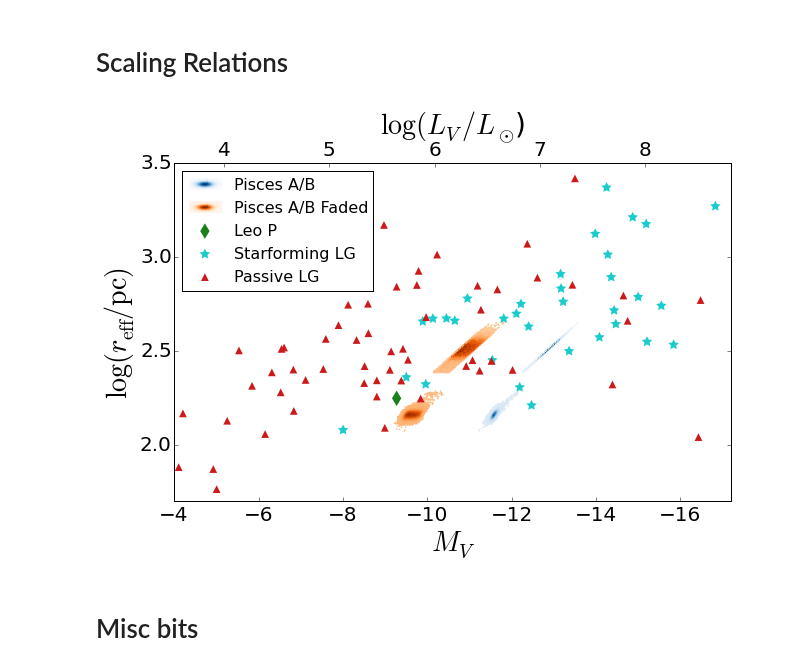
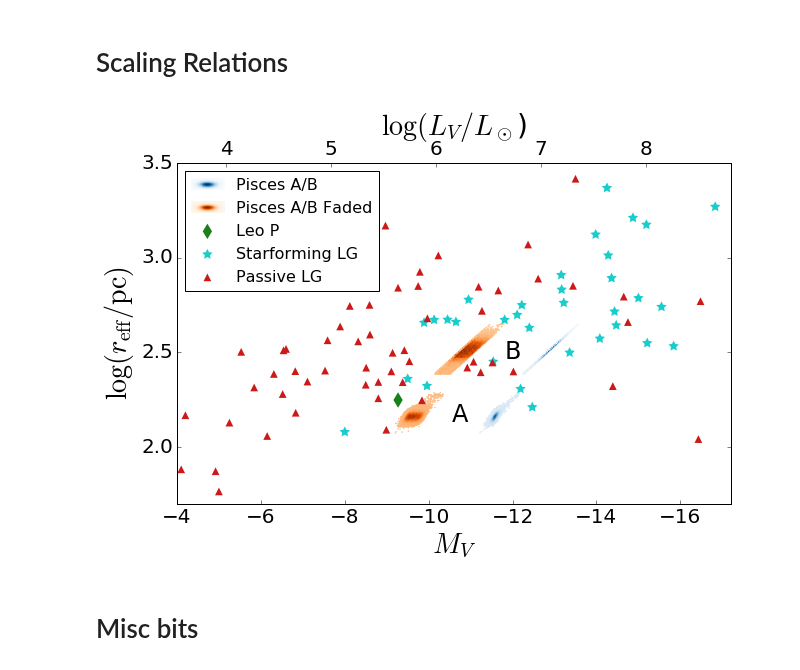
Before and after one commit to eteq/piscdwarfs_hst, a Jupyter notebook: Calibrated Context.ipynb, the cells around one changed output. Saved outputs shown, nothing was run; the diff lists cells and outputs as text; code cells hidden in the pictures.

```diff
--- a/Calibrated Context.ipynb
+++ b/Calibrated Context.ipynb
@@ -776,35 +791,41 @@ class HandlerHexbin(object):
 
         polygon = np.zeros((4, 2), float)
         polygon[:, 0] =  np.array([0.5, 0.5, -0.5, -0.5])*xscale*sig*2/nx + 16
         polygon[:, 1] =  np.array([-0.5,0.5,0.5,-0.5])*yscale*sig*2/ny + 6  #the offsets here are just hand-tweaked
 
         coll = mcoll.PolyCollection([polygon], offsets=offsets.ravel(),
                             transOffset=mtransforms.IdentityTransform(),
                             offset_position="data", edgecolors='face',
                                    transform=handlebox.get_transform(),
                                    cmap=orig_handle.get_cmap())
         coll.set_array(gvals.ravel())
         handlebox.add_artist(coll)
         return coll
 
 #plt.legend(loc='upper left', scatterpoints=1, fontsize=labelfontsize)
 handles, _ = plt.gca().get_legend_handles_labels()
 handler_map = dict([(h.__class__, Legend.get_default_handler_map()[h.__class__]) for h in handles])
 handler_map[mcoll.PolyCollection] =  HandlerHexbin()
-leg = plt.legend(handles=hx_handles + handles, handler_map=handler_map,
+#leg = plt.legend(handles=hx_handles + handles, handler_map=handler_map,
+#               loc='upper left', scatterpoints=1, fontsize=legfontsize)
+leg = plt.legend(handles=handles, handler_map=handler_map,
                loc='upper left', scatterpoints=1, fontsize=legfontsize)
 
+plt.text(-10.75, 2.17, 'A', fontsize=24, ha='center', va='center', color='k')
+plt.text(-12, 2.5, 'B', fontsize=24, ha='center', va='center', color='k')
 
 #add the L_V axis
 plt.twiny()
 plt.xlim((maglims[0]-4.83)/-2.5,(maglims[1]-4.83)/-2.5)
 plt.xlabel(r'$\log(L_V/L_\odot$)',fontsize=labelfontsize)
 plt.xticks(fontsize=tcksfontsize)
 
+
+
 plt.tight_layout()
 save_pub_figure('context')
 # %% [output]
-[figure, old version]
+[figure, new version]
 # %% [markdown]
 # Misc bits
 # %%
```
Also changed, not shown: parts of 8 cells of this notebook, 1 other file.
